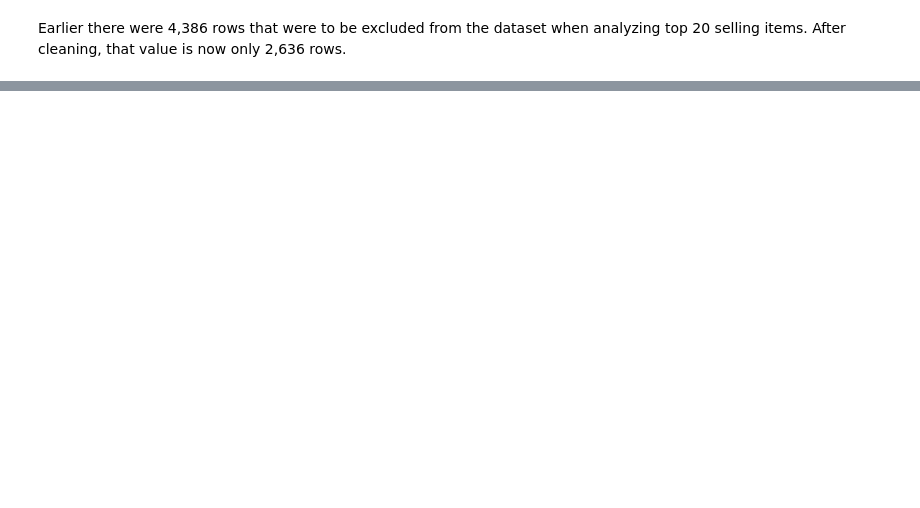
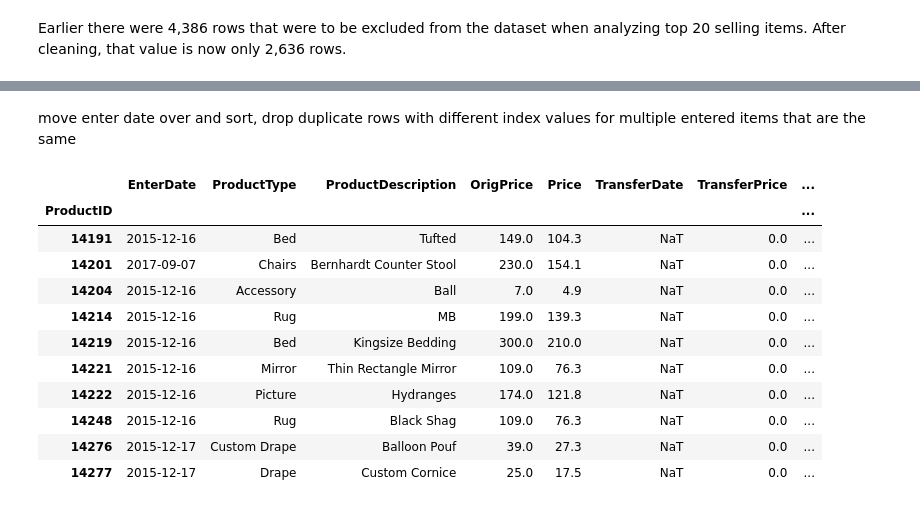
Before and after one commit to zachcornelison/K-N-Sales-Analytics, a Jupyter notebook: KN-Analytics-Merchandise.ipynb, the cells around one changed output, grey strips where cells are left out. Drawn from its saved outputs; the diff is of its cells as text; code cells hidden in the pictures; blank space fills up the shorter version.

```diff
--- a/KN-Analytics-Merchandise.ipynb
+++ b/KN-Analytics-Merchandise.ipynb
@@ -681,0 +693,19 @@ none_filter
+# %% [markdown]
+move enter date over and sort, drop duplicate rows with different index values for multiple entered items that are the same
+# %%
+# Move EnterDate column to front of df
+df_merchandise = df_merchandise[['EnterDate'] + [col for col in df_merchandise.columns if col != 'EnterDate' ]]
+df_merchandise.head()
+# %% [output]
+|  | EnterDate | ProductType | ProductDescription | OrigPrice | Price | TransferDate | TransferPrice | ... |
+| ProductID |  |  |  |  |  |  |  | ... |
+| 14191 | 2015-12-16 | Bed | Tufted | 149.0 | 104.3 | NaT | 0.0 | ... |
+| 14201 | 2017-09-07 | Chairs | Bernhardt Counter Stool | 230.0 | 154.1 | NaT | 0.0 | ... |
+| 14204 | 2015-12-16 | Accessory | Ball | 7.0 | 4.9 | NaT | 0.0 | ... |
+| 14214 | 2015-12-16 | Rug | MB | 199.0 | 139.3 | NaT | 0.0 | ... |
+| 14219 | 2015-12-16 | Bed | Kingsize Bedding | 300.0 | 210.0 | NaT | 0.0 | ... |
+| 14221 | 2015-12-16 | Mirror | Thin Rectangle Mirror | 109.0 | 76.3 | NaT | 0.0 | ... |
+| 14222 | 2015-12-16 | Picture | Hydranges | 174.0 | 121.8 | NaT | 0.0 | ... |
+| 14248 | 2015-12-16 | Rug | Black Shag | 109.0 | 76.3 | NaT | 0.0 | ... |
+| 14276 | 2015-12-17 | Custom Drape | Balloon Pouf | 39.0 | 27.3 | NaT | 0.0 | ... |
+| 14277 | 2015-12-17 | Drape | Custom Cornice | 25.0 | 17.5 | NaT | 0.0 | ... |
```
Also changed, not shown: parts of 16 cells of this notebook.
